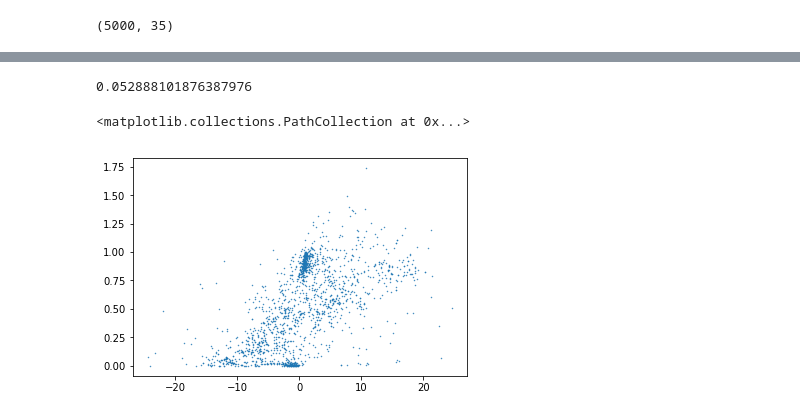
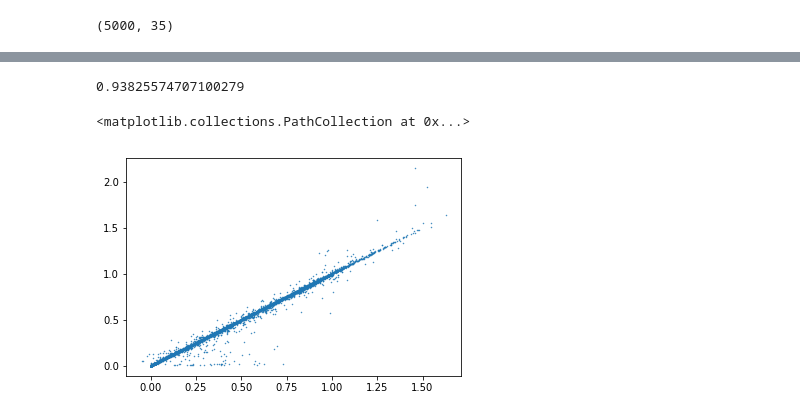
Before and after one commit to JiaweiZhuang/KPP, a Jupyter notebook: my_tests/strato/HDMR.ipynb, the cells around one changed output, grey strips where cells are left out. Drawn from its saved outputs; the diff is of its cells as text; code cells hidden in the pictures.

```diff
--- a/my_tests/strato/HDMR.ipynb
+++ b/my_tests/strato/HDMR.ipynb
@@ -321,11 +326,11 @@ Wall time: 1.61 s
 # %%
-r2_score(y_test_pred_2nd[:50], y_test_true[:50])
+r2_score(y_test_pred_2nd[:200], y_test_true[:200])
 # %% [output]
-0.052888101876387976
+0.93825574707100279
 # %%
 plt.scatter(y_test_pred_2nd/df_range['max'][:-1].values,
-            y_test_true[:50]/df_range['max'][:-1].values,
+            y_test_true[:200]/df_range['max'][:-1].values,
             s=0.2)
 # %% [output]
 <matplotlib.collections.PathCollection at 0x...>
-[figure, old version]
+[figure, new version]
```
Also changed, not shown: parts of 12 cells of this notebook.
